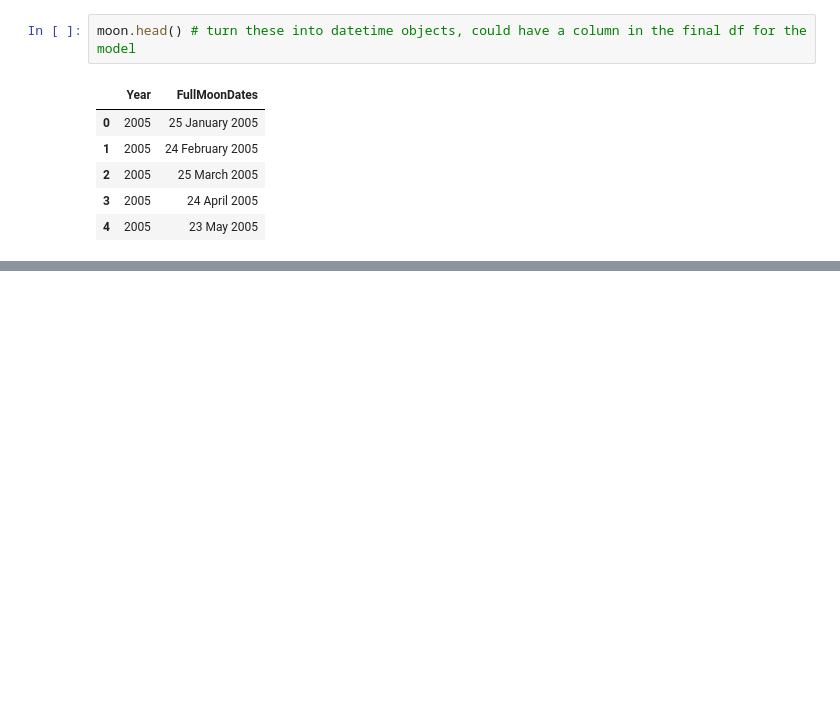
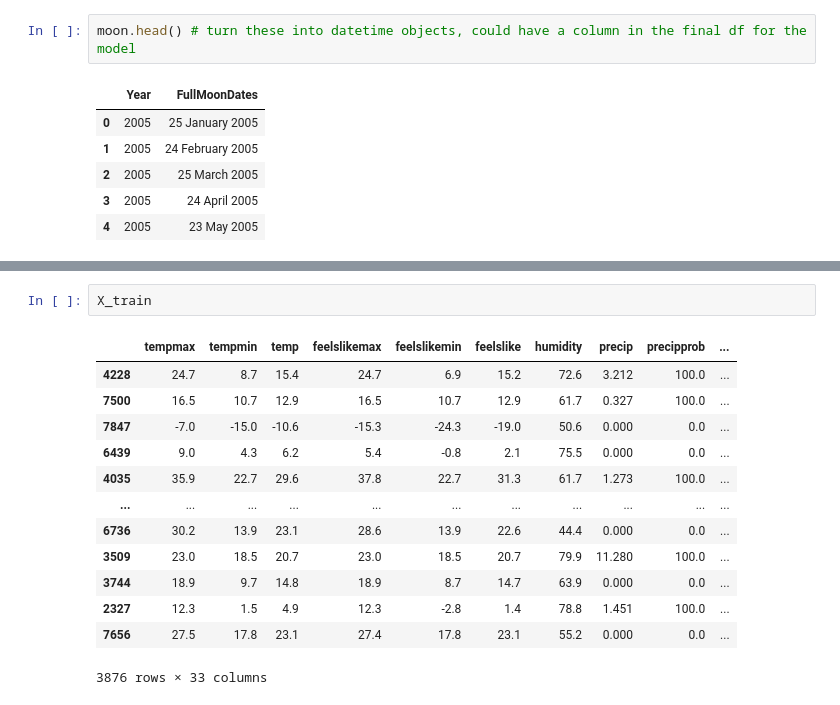
Before and after one commit to camilla47/CrimeCaseStudy, a Jupyter notebook: caroline.ipynb, the cells around one changed output, grey strips where cells are left out. Saved outputs shown, nothing was run; the diff lists cells and outputs as text; blank space fills up the shorter version.

```diff
--- a/caroline.ipynb
+++ b/caroline.ipynb
@@ -116,0 +350,16 @@ plt.show()
+# %%
+X_train
+# %% [output]
+|  | tempmax | tempmin | temp | feelslikemax | feelslikemin | feelslike | humidity | precip | precipprob | ... |
+| 4228 | 24.7 | 8.7 | 15.4 | 24.7 | 6.9 | 15.2 | 72.6 | 3.212 | 100.0 | ... |
+| 7500 | 16.5 | 10.7 | 12.9 | 16.5 | 10.7 | 12.9 | 61.7 | 0.327 | 100.0 | ... |
+| 7847 | -7.0 | -15.0 | -10.6 | -15.3 | -24.3 | -19.0 | 50.6 | 0.000 | 0.0 | ... |
+| 6439 | 9.0 | 4.3 | 6.2 | 5.4 | -0.8 | 2.1 | 75.5 | 0.000 | 0.0 | ... |
+| 4035 | 35.9 | 22.7 | 29.6 | 37.8 | 22.7 | 31.3 | 61.7 | 1.273 | 100.0 | ... |
+| ... | ... | ... | ... | ... | ... | ... | ... | ... | ... | ... |
+| 6736 | 30.2 | 13.9 | 23.1 | 28.6 | 13.9 | 22.6 | 44.4 | 0.000 | 0.0 | ... |
+| 3509 | 23.0 | 18.5 | 20.7 | 23.0 | 18.5 | 20.7 | 79.9 | 11.280 | 100.0 | ... |
+| 3744 | 18.9 | 9.7 | 14.8 | 18.9 | 8.7 | 14.7 | 63.9 | 0.000 | 0.0 | ... |
+| 2327 | 12.3 | 1.5 | 4.9 | 12.3 | -2.8 | 1.4 | 78.8 | 1.451 | 100.0 | ... |
+| 7656 | 27.5 | 17.8 | 23.1 | 27.4 | 17.8 | 23.1 | 55.2 | 0.000 | 0.0 | ... |
+3876 rows × 33 columns
```
Also changed, not shown: parts of 8 cells of this notebook.
